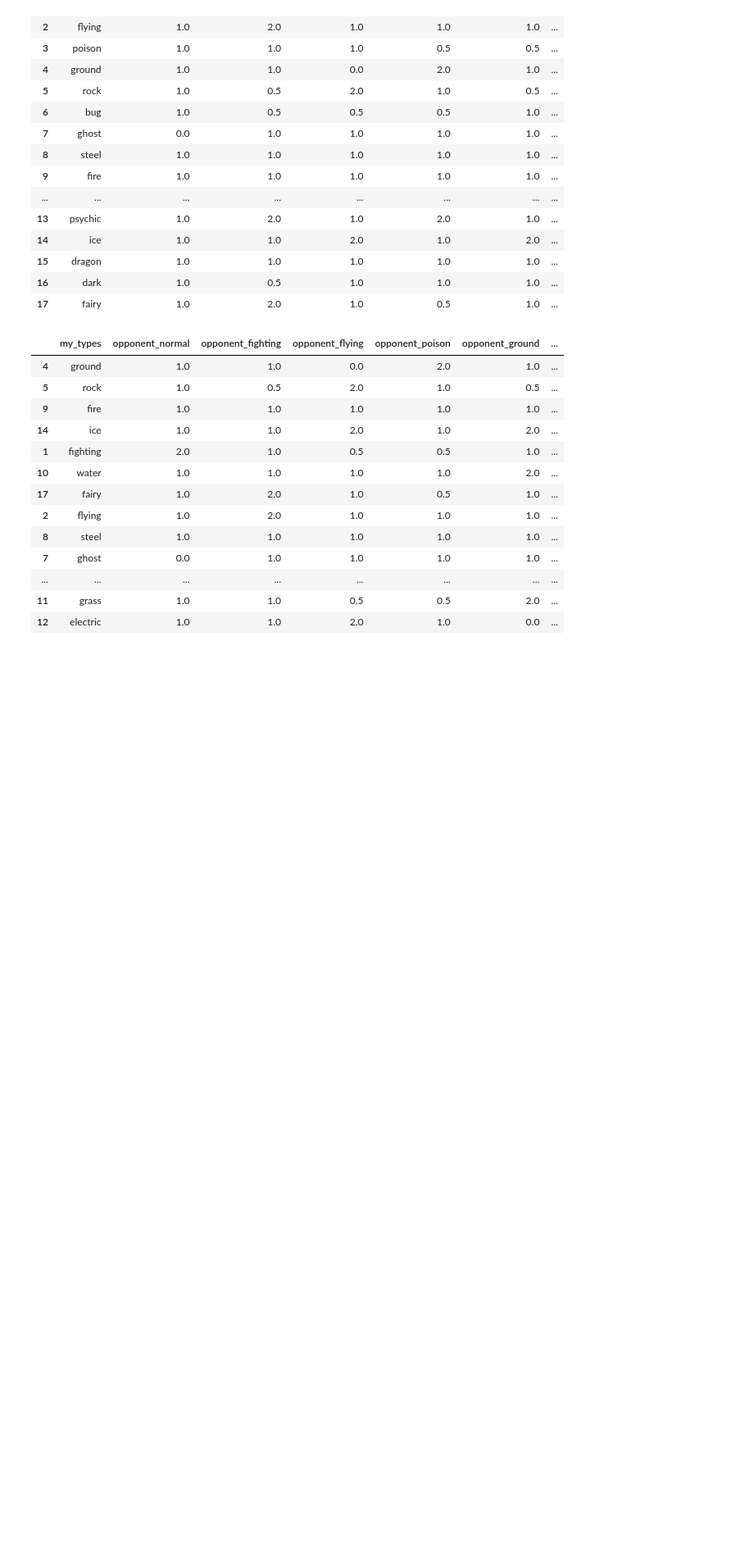
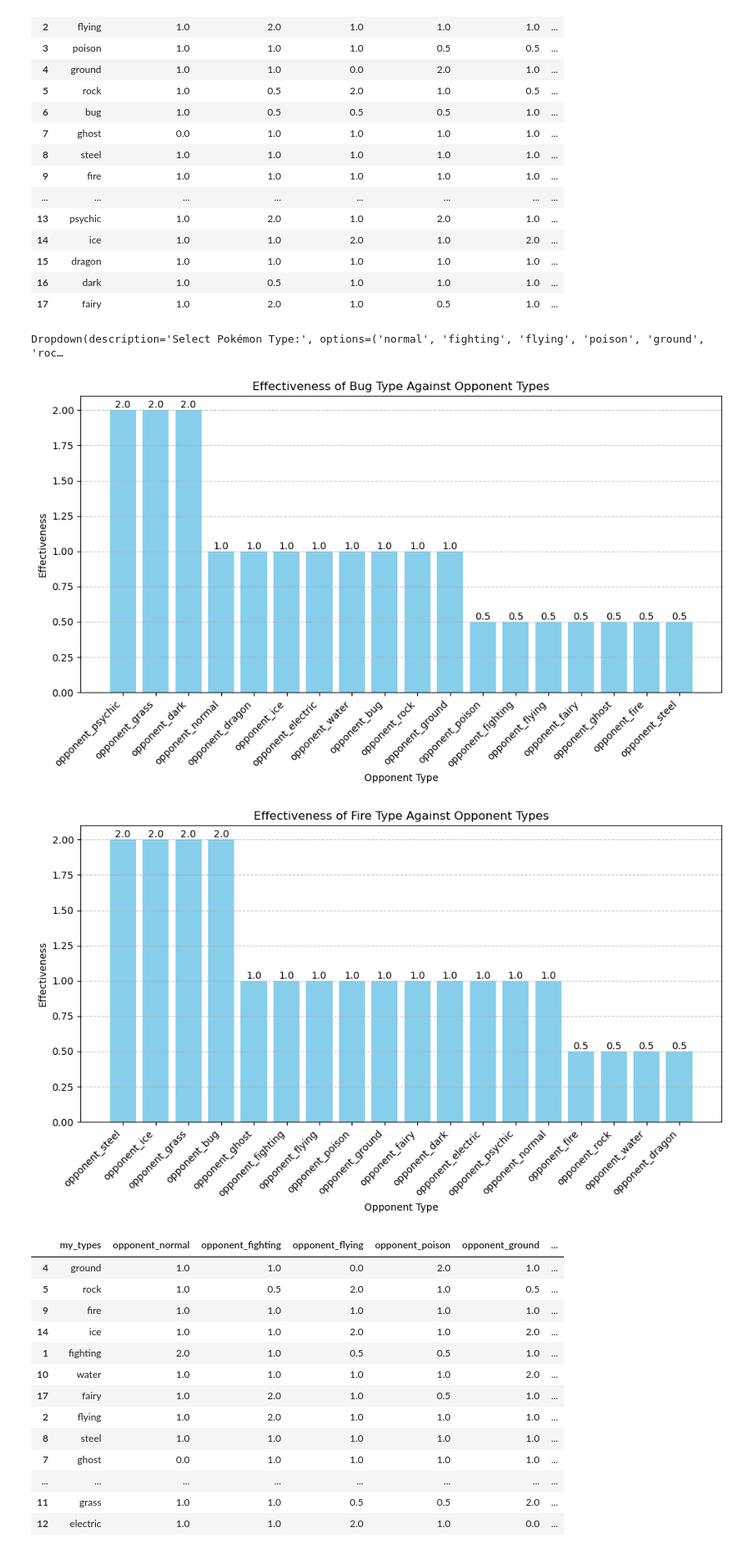
Before and after one commit to mohitjain2/Syndicate, a Jupyter notebook: EDA.ipynb, the cells around one changed output. Shown at 82% size. Saved outputs shown, nothing was run; the diff lists cells and outputs as text; code cells hidden in the pictures; blank space fills up the shorter version.

```diff
--- a/EDA.ipynb
+++ b/EDA.ipynb
@@ -842,6 +848,69 @@ pokemon_type_adv_df_numeric
 | 15 | dragon | 1.0 | 1.0 | 1.0 | 1.0 | 1.0 | ... |
 | 16 | dark | 1.0 | 0.5 | 1.0 | 1.0 | 1.0 | ... |
 | 17 | fairy | 1.0 | 2.0 | 1.0 | 0.5 | 1.0 | ... |
+# %%
+def plot_effectiveness(selected_type):
+    '''
+    Plots the effectiveness of the selected Pokémon type against various opponent types.
+
+    Parameters:
+        selected_type (str): The Pokémon type selected from the dropdown menu.
+    '''
+    plt.figure(figsize=(10, 6))
+
+    # Filter the DataFrame to get the row corresponding to the selected Pokémon type
+    selected_row = pokemon_type_adv_df_numeric[pokemon_type_adv_df_numeric['my_types'] == selected_type]
+
+    # Extract the effectiveness values for the selected type against each opponent type
+    effectiveness_values = selected_row.iloc[:, 1:-1].values.flatten()
+
+    # Extract the opponent types
+    opponent_types = selected_row.columns[1:-1]
+
+    # Sort the effectiveness values and opponent types in descending order
+    sorted_indices = effectiveness_values.argsort()[::-1]
+    sorted_effectiveness_values = effectiveness_values[sorted_indices]
+    sorted_opponent_types = opponent_types[sorted_indices]
+
+    # Plotting the bar chart
+    bars = plt.bar(sorted_opponent_types, sorted_effectiveness_values, color='skyblue')
+    plt.title(f'Effectiveness of {selected_type.capitalize()} Type Against Opponent Types')
+    plt.xlabel('Opponent Type')
+    plt.ylabel('Effectiveness')
+    plt.xticks(rotation=45, ha='right')
+    plt.grid(axis='y', linestyle='--', alpha=0.7)
+
+    for bar in bars:
+        height = bar.get_height()
+        plt.text(bar.get_x() + bar.get_width()/2., height, '%.1f' % height, ha='center', va='bottom')
+
+    plt.tight_layout()
+    plt.show()
+
+# Create a dropdown widget
+dropdown = widgets.Dropdown(options=pokemon_types, description='Select Pokémon Type:', disabled=False)
+
+# Defining a function to handle changes in the dropdown value
+def on_change(change):
+    '''
+    Handles changes in the dropdown value and triggers the corresponding visualization.
+
+    Parameters:
+        change (dict): A dictionary containing information about the change event.
+    '''
+    if change['type'] == 'change' and change['name'] == 'value':
+        selected_type = change['new']
+        plot_effectiveness(selected_type)
+
+# Connect the dropdown widget to the function
+dropdown.observe(on_change)
+
+# Display the dropdown widget
+display(dropdown)
+# %% [output]
+Dropdown(description='Select Pokémon Type:', options=('normal', 'fighting', 'flying', 'poison', 'ground', 'roc…
+[figure, added]
+[figure, added]
 # %%
 # Calculate the average effectiveness for each type against all other types
 type_avg_effectiveness = pokemon_type_adv_df_numeric.drop(columns=['my_types']).mean(axis=1)
```
Also changed, not shown: parts of 53 cells of this notebook.
